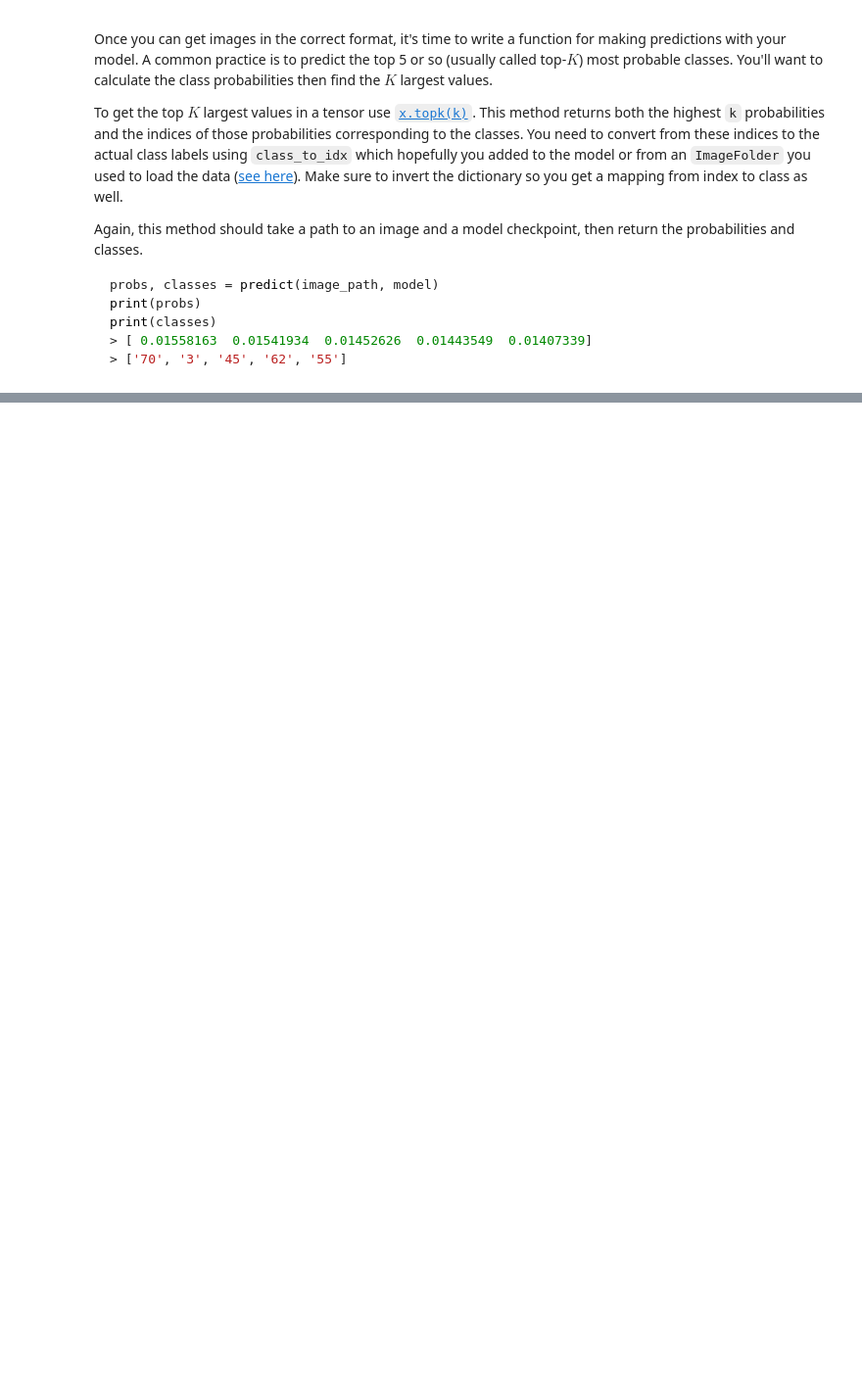
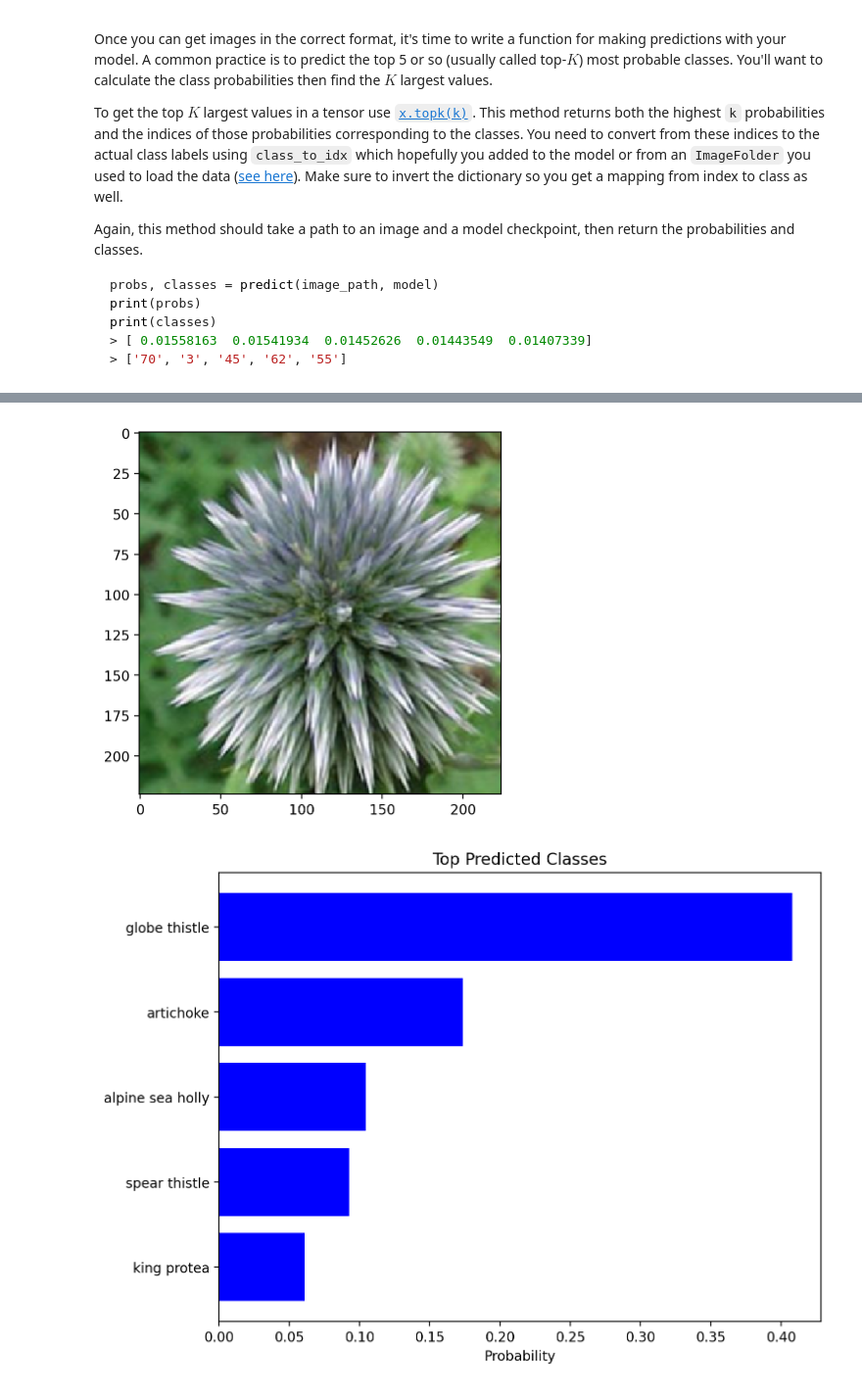
Before and after one commit to tatumroaquin/aipnd-project, a Jupyter notebook: Image Classifier Project.ipynb, the cells around one changed output, grey strips where cells are left out. Shown at 98% size. Cells and saved outputs as stored; diff of their text form; code cells hidden in the pictures; blank space fills up the shorter version.

```diff
--- a/Image Classifier Project.ipynb
+++ b/Image Classifier Project.ipynb
@@ -167,9 +182,9 @@ def get_classifier(input_size=pt_model.classifier[0].in_features,
     return nn.Sequential(*layers)
 # %%
-model.classifier = get_classifier()
+pt_model.classifier = get_classifier()
 
 criterion = nn.NLLLoss()
-optimiser = optim.SGD(model.classifier.parameters(), lr=0.003)
+optimiser = optim.SGD(pt_model.classifier.parameters(), lr=0.003)
 
 device = torch.device("cuda" if torch.cuda.is_available() else "cpu")
-model.to(device);
+pt_model.to(device);
@@ -221,10 +378,3 @@ Color channels of images are typically encoded as integers 0-255, but the model
 As before, the network expects the images to be normalized in a specific way. For the means, it's `[0.485, 0.456, 0.406]` and for the standard deviations `[0.229, 0.224, 0.225]`. You'll want to subtract the means from each color channel, then divide by the standard deviation.
 
 And finally, PyTorch expects the color channel to be the first dimension but it's the third dimension in the PIL image and Numpy array. You can reorder dimensions using [`ndarray.transpose`](https://docs.scipy.org/doc/numpy-1.13.0/reference/generated/numpy.ndarray.transpose.html). The color channel needs to be first and retain the order of the other two dimensions.
-# %%
-def process_image(image):
-    ''' Scales, crops, and normalizes a PIL image for a PyTorch model,
-        returns an Numpy array
-    '''
-
-    # TODO: Process a PIL image for use in a PyTorch model
@@ -285,0 +503,23 @@ You can convert from the class integer encoding to actual flower names with the
+# %%
+# DONE: Display an image along with the top 5 classes
+image_path = 'flowers/test/10/image_07117.jpg'
+image = process_image(image_path)
+imshow(image)
+
+ps, classes = predict(image_path, model)
+classes = [cat_to_name[str(c)] for c in classes]
+
+def plot_probs(probs, classes):
+    ''' Plot the top classes and their probabilities. '''
+    plt.figure(figsize=(8, 6))
+    plt.barh(classes, probs, color='blue')
+    plt.xlabel('Probability')
+    plt.title('Top Predicted Classes')
+    plt.gca().invert_yaxis()  # Invert y-axis to have the highest probability on top
+    plt.show()
+
+# Plot the classes and probabilities
+plot_probs(ps, classes)
+# %% [output]
+[figure, added]
+[figure, added]
```
Also changed, not shown: parts of 16 cells of this notebook.
